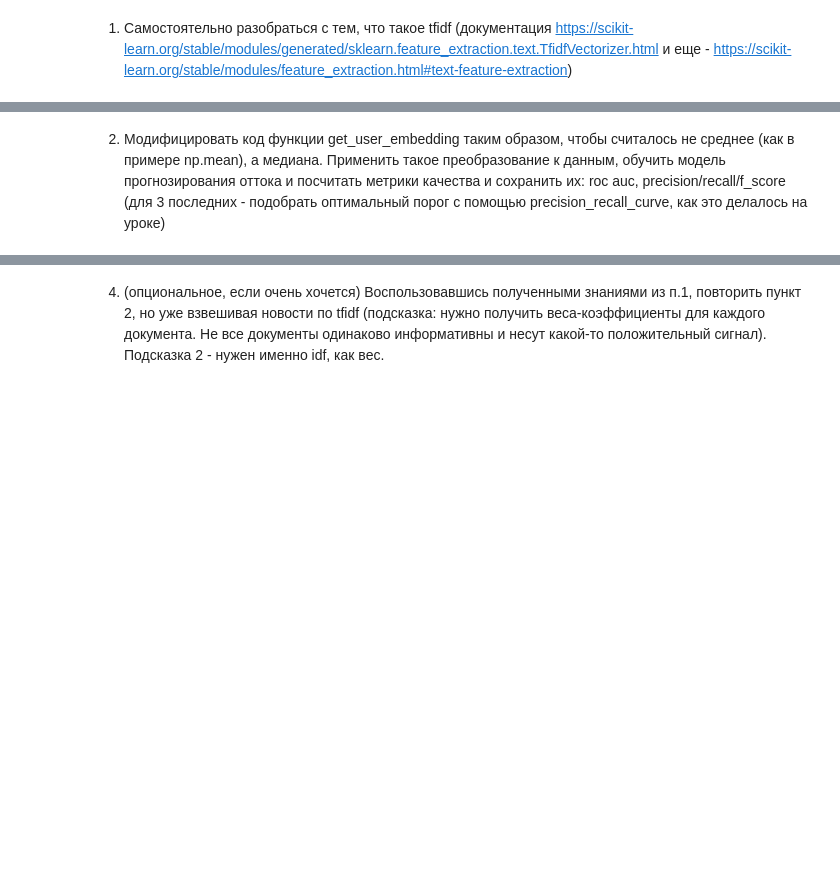
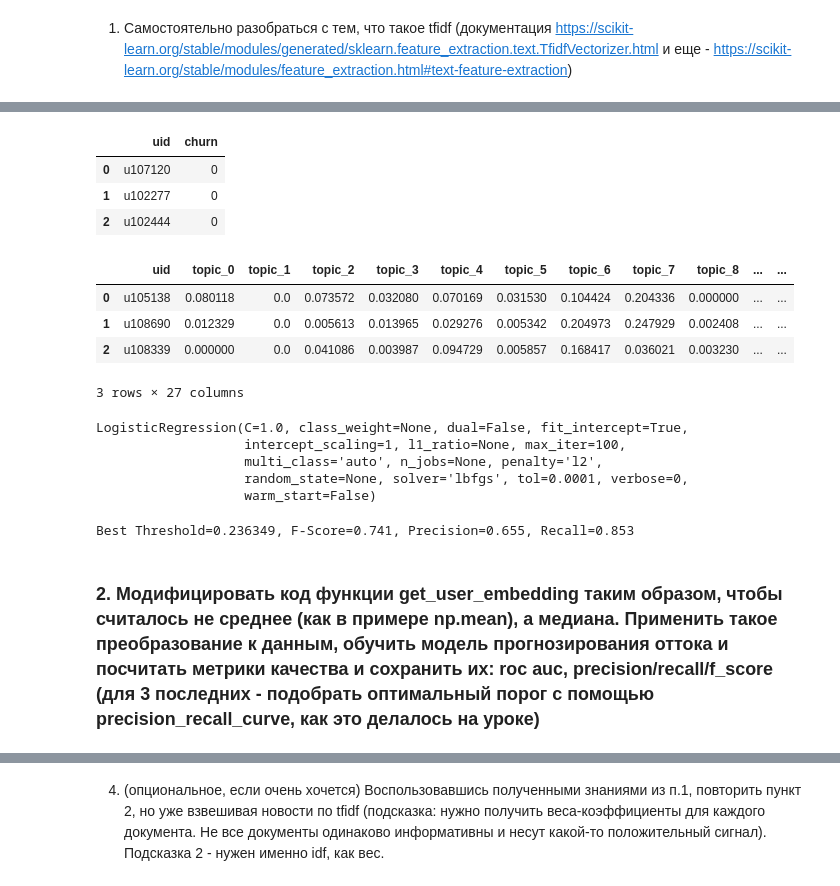
Before and after one commit to Alikhan0707/ml_in_business, a Jupyter notebook: hw_2.ipynb, the cells around one changed output, grey strips where cells are left out. Saved outputs shown, nothing was run; the diff lists cells and outputs as text; code cells hidden in the pictures; blank space fills up the shorter version.

```diff
--- a/hw_2.ipynb
+++ b/hw_2.ipynb
@@ -120,0 +213,17 @@ def lemmatization(text):
+# %%
+target = pd.read_csv("users_churn.csv")
+target.head(3)
+# %% [output]
+|  | uid | churn |
+| 0 | u107120 | 0 |
+| 1 | u102277 | 0 |
+| 2 | u102444 | 0 |
+# %%
+X = pd.merge(user_embeddings, target, 'left')
+X.head(3)
+# %% [output]
+|  | uid | topic_0 | topic_1 | topic_2 | topic_3 | topic_4 | topic_5 | topic_6 | topic_7 | topic_8 | ... | ... |
+| 0 | u105138 | 0.080118 | 0.0 | 0.073572 | 0.032080 | 0.070169 | 0.031530 | 0.104424 | 0.204336 | 0.000000 | ... | ... |
+| 1 | u108690 | 0.012329 | 0.0 | 0.005613 | 0.013965 | 0.029276 | 0.005342 | 0.204973 | 0.247929 | 0.002408 | ... | ... |
+| 2 | u108339 | 0.000000 | 0.0 | 0.041086 | 0.003987 | 0.094729 | 0.005857 | 0.168417 | 0.036021 | 0.003230 | ... | ... |
+3 rows × 27 columns
@@ -120,0 +233,10 @@ def lemmatization(text):
+# %%
+logreg = LogisticRegression()
+#обучим
+logreg.fit(X_train, y_train)
+# %% [output]
+LogisticRegression(C=1.0, class_weight=None, dual=False, fit_intercept=True,
+                   intercept_scaling=1, l1_ratio=None, max_iter=100,
+                   multi_class='auto', n_jobs=None, penalty='l2',
+                   random_state=None, solver='lbfgs', tol=0.0001, verbose=0,
+                   warm_start=False)
@@ -120,0 +245,11 @@ def lemmatization(text):
+# %%
+precision, recall, thresholds = precision_recall_curve(y_test, preds)
+fscore = (2 * precision * recall) / (precision + recall)
+# locate the index of the largest f score
+ix = np.argmax(fscore)
+print('Best Threshold=%f, F-Score=%.3f, Precision=%.3f, Recall=%.3f' % (thresholds[ix],
+                                                                        fscore[ix],
+                                                                        precision[ix],
+                                                                        recall[ix]))
+# %% [output]
+Best Threshold=0.236349, F-Score=0.741, Precision=0.655, Recall=0.853
@@ -121,2 +261,2 @@ def lemmatization(text):
 # %% [markdown]
-2. Модифицировать код функции get_user_embedding таким образом, чтобы считалось не среднее (как в примере np.mean), а медиана. Применить такое преобразование к данным, обучить модель прогнозирования оттока и посчитать метрики качества и сохранить их: roc auc, precision/recall/f_score (для 3 последних - подобрать оптимальный порог с помощью precision_recall_curve, как это делалось на уроке)
+### 2. Модифицировать код функции get_user_embedding таким образом, чтобы считалось не среднее (как в примере np.mean), а медиана. Применить такое преобразование к данным, обучить модель прогнозирования оттока и посчитать метрики качества и сохранить их: roc auc, precision/recall/f_score (для 3 последних - подобрать оптимальный порог с помощью precision_recall_curve, как это делалось на уроке)
```
Also changed, not shown: parts of 63 cells of this notebook.
